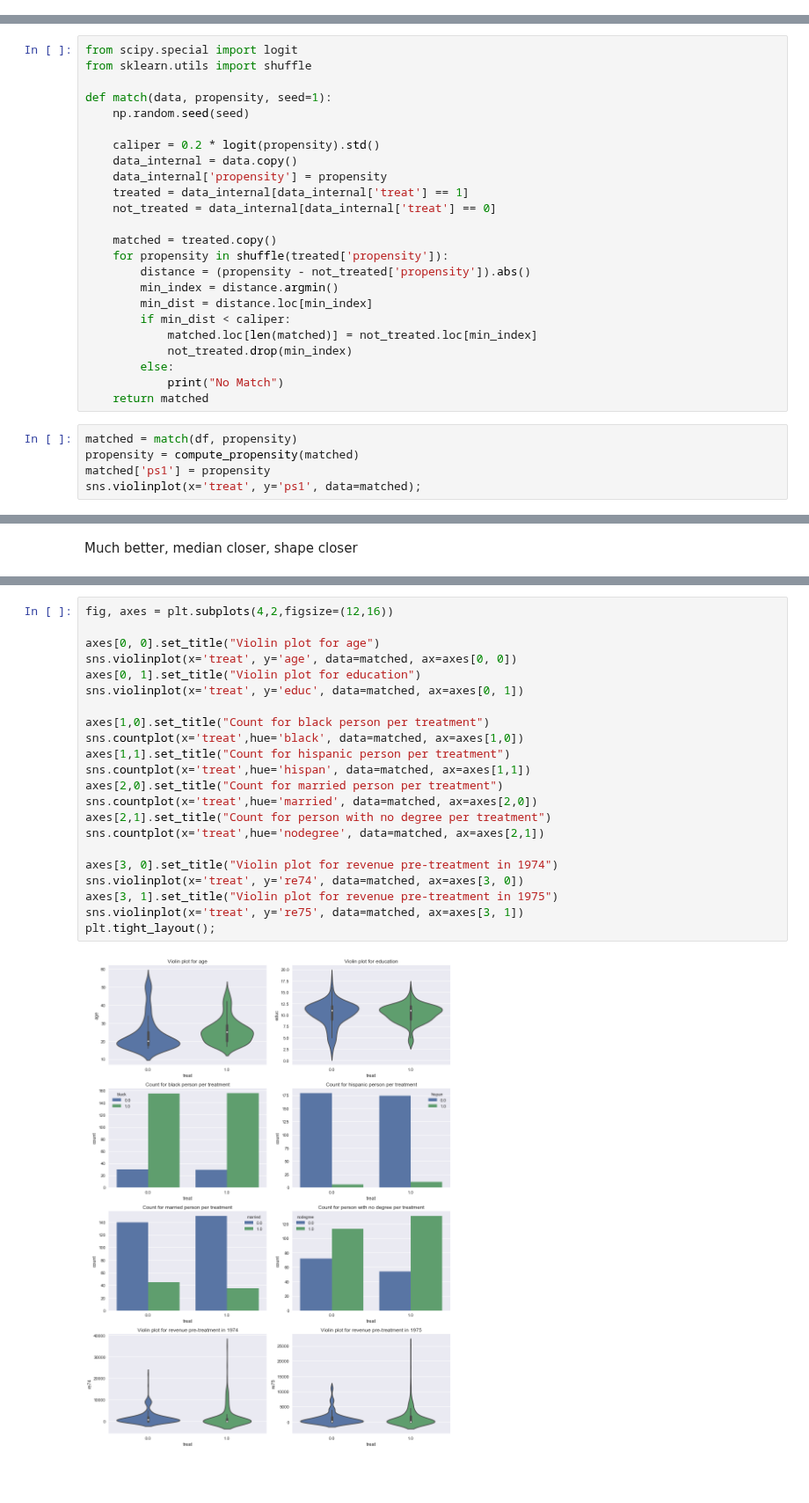
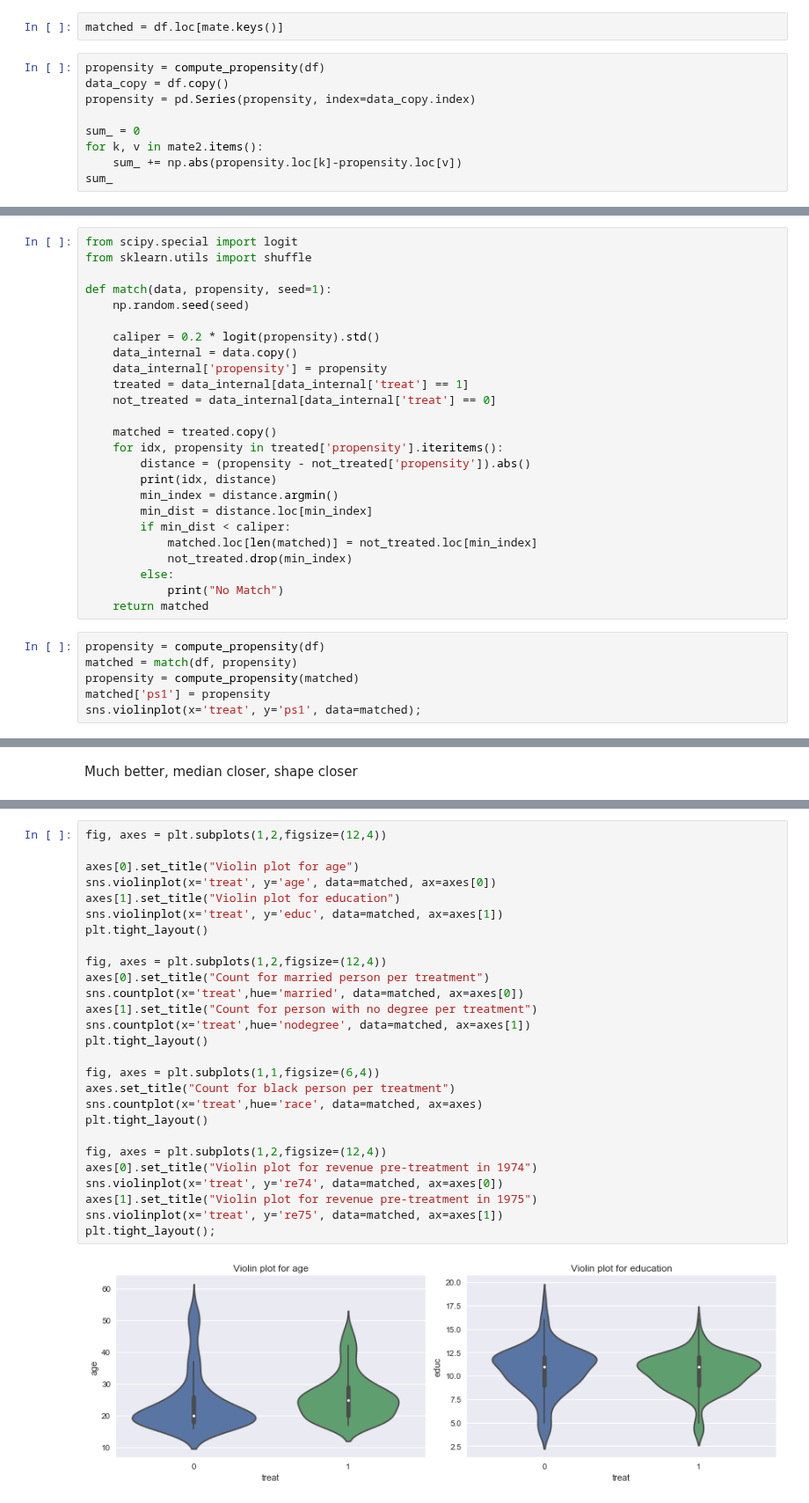
Before and after one commit to raphaelBarman/ADA-dh, a Jupyter notebook: 04 - Applied ML/Homework 4.ipynb, the cells around one changed output, grey strips where cells are left out. Shown at 88% size. Drawn from its saved outputs; the diff is of its cells as text; blank space fills up the shorter version.

```diff
--- a/04 - Applied ML/Homework 4.ipynb
+++ b/04 - Applied ML/Homework 4.ipynb
@@ -132,0 +209,11 @@ sns.violinplot(x='treat', y='ps1', data=df_copy);
+# %%
+matched = df.loc[mate.keys()]
+# %%
+propensity = compute_propensity(df)
+data_copy = df.copy()
+propensity = pd.Series(propensity, index=data_copy.index)
+
+sum_ = 0
+for k, v in mate2.items():
+    sum_ += np.abs(propensity.loc[k]-propensity.loc[v])
+sum_
@@ -149,8 +238,9 @@ def match(data, propensity, seed=1):
     not_treated = data_internal[data_internal['treat'] == 0]
 
     matched = treated.copy()
-    for propensity in shuffle(treated['propensity']):
+    for idx, propensity in treated['propensity'].iteritems():
         distance = (propensity - not_treated['propensity']).abs()
+        print(idx, distance)
         min_index = distance.argmin()
         min_dist = distance.loc[min_index]
         if min_dist < caliper:
@@ -160,6 +250,7 @@ def match(data, propensity, seed=1):
             print("No Match")
     return matched
 # %%
+propensity = compute_propensity(df)
 matched = match(df, propensity)
 propensity = compute_propensity(matched)
 matched['ps1'] = propensity
@@ -185,24 +293,29 @@ plt.tight_layout()
 # %%
-fig, axes = plt.subplots(4,2,figsize=(12,16))
+fig, axes = plt.subplots(1,2,figsize=(12,4))
 
-axes[0, 0].set_title("Violin plot for age")
-sns.violinplot(x='treat', y='age', data=matched, ax=axes[0, 0])
-axes[0, 1].set_title("Violin plot for education")
-sns.violinplot(x='treat', y='educ', data=matched, ax=axes[0, 1])
+axes[0].set_title("Violin plot for age")
+sns.violinplot(x='treat', y='age', data=matched, ax=axes[0])
+axes[1].set_title("Violin plot for education")
+sns.violinplot(x='treat', y='educ', data=matched, ax=axes[1])
+plt.tight_layout()
 
-axes[1,0].set_title("Count for black person per treatment")
-sns.countplot(x='treat',hue='black', data=matched, ax=axes[1,0])
-axes[1,1].set_title("Count for hispanic person per treatment")
-sns.countplot(x='treat',hue='hispan', data=matched, ax=axes[1,1])
-axes[2,0].set_title("Count for married person per treatment")
-sns.countplot(x='treat',hue='married', data=matched, ax=axes[2,0])
-axes[2,1].set_title("Count for person with no degree per treatment")
-sns.countplot(x='treat',hue='nodegree', data=matched, ax=axes[2,1])
+fig, axes = plt.subplots(1,2,figsize=(12,4))
+axes[0].set_title("Count for married person per treatment")
+sns.countplot(x='treat',hue='married', data=matched, ax=axes[0])
+axes[1].set_title("Count for person with no degree per treatment")
+sns.countplot(x='treat',hue='nodegree', data=matched, ax=axes[1])
+plt.tight_layout()
 
-axes[3, 0].set_title("Violin plot for revenue pre-treatment in 1974")
-sns.violinplot(x='treat', y='re74', data=matched, ax=axes[3, 0])
-axes[3, 1].set_title("Violin plot for revenue pre-treatment in 1975")
-sns.violinplot(x='treat', y='re75', data=matched, ax=axes[3, 1])
+fig, axes = plt.subplots(1,1,figsize=(6,4))
+axes.set_title("Count for black person per treatment")
+sns.countplot(x='treat',hue='race', data=matched, ax=axes)
+plt.tight_layout()
+
+fig, axes = plt.subplots(1,2,figsize=(12,4))
+axes[0].set_title("Violin plot for revenue pre-treatment in 1974")
+sns.violinplot(x='treat', y='re74', data=matched, ax=axes[0])
+axes[1].set_title("Violin plot for revenue pre-treatment in 1975")
+sns.violinplot(x='treat', y='re75', data=matched, ax=axes[1])
 plt.tight_layout();
 # %% [output]
-[figure, old version]
+[figure, new version]
```
Also changed, not shown: parts of 21 cells of this notebook.
